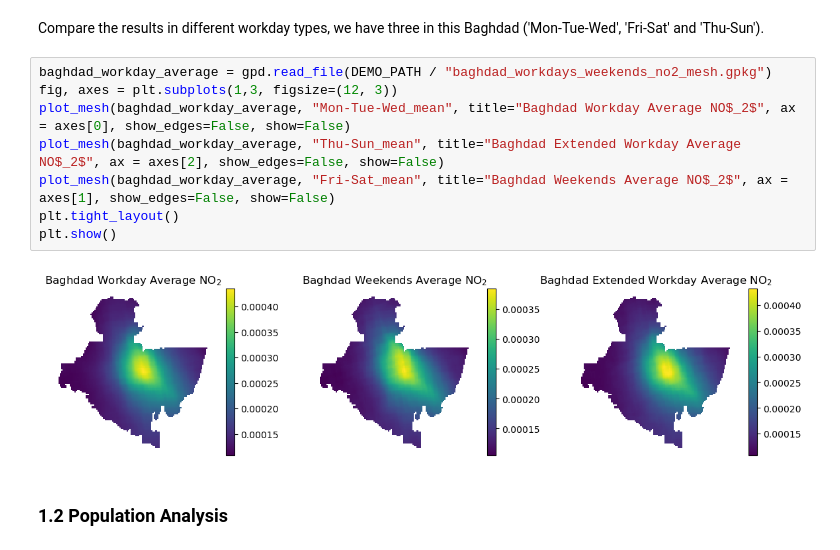
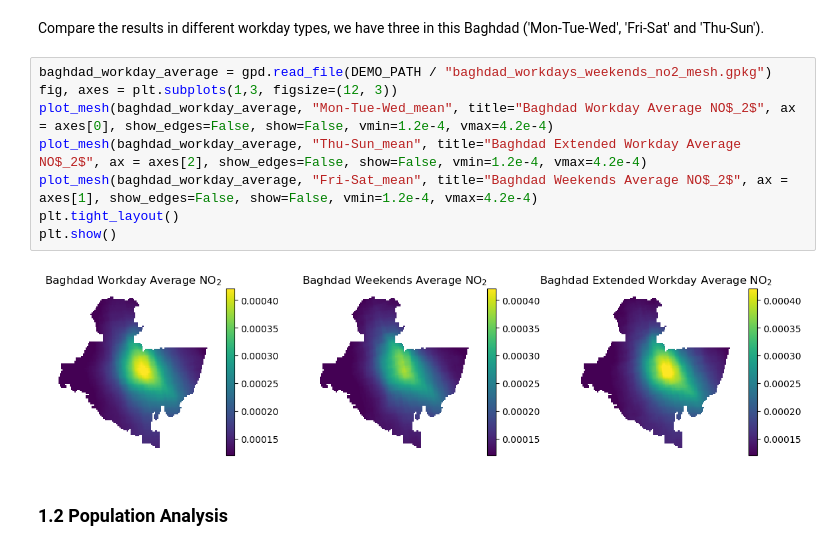
Before and after one commit to yixuan228/air-pollution-mobility-research-project, a Jupyter notebook: notebooks/3_exploratory_data_analysis.ipynb, the cells around one changed output. Saved outputs shown, nothing was run; the diff lists cells and outputs as text.

```diff
--- a/notebooks/3_exploratory_data_analysis.ipynb
+++ b/notebooks/3_exploratory_data_analysis.ipynb
@@ -307,13 +306,13 @@ Compare the results in different workday types, we have three in this Baghdad ('
 # %%
 baghdad_workday_average = gpd.read_file(DEMO_PATH / "baghdad_workdays_weekends_no2_mesh.gpkg")
 fig, axes = plt.subplots(1,3, figsize=(12, 3))
-plot_mesh(baghdad_workday_average, "Mon-Tue-Wed_mean", title="Baghdad Workday Average NO$_2$", ax = axes[0], show_edges=False, show=False)
-plot_mesh(baghdad_workday_average, "Thu-Sun_mean", title="Baghdad Extended Workday Average NO$_2$", ax = axes[2], show_edges=False, show=False)
-plot_mesh(baghdad_workday_average, "Fri-Sat_mean", title="Baghdad Weekends Average NO$_2$", ax = axes[1], show_edges=False, show=False)
+plot_mesh(baghdad_workday_average, "Mon-Tue-Wed_mean", title="Baghdad Workday Average NO$_2$", ax = axes[0], show_edges=False, show=False, vmin=1.2e-4, vmax=4.2e-4)
+plot_mesh(baghdad_workday_average, "Thu-Sun_mean", title="Baghdad Extended Workday Average NO$_2$", ax = axes[2], show_edges=False, show=False, vmin=1.2e-4, vmax=4.2e-4)
+plot_mesh(baghdad_workday_average, "Fri-Sat_mean", title="Baghdad Weekends Average NO$_2$", ax = axes[1], show_edges=False, show=False, vmin=1.2e-4, vmax=4.2e-4)
 plt.tight_layout()
 plt.show()
 # %% [output]
-[figure, old version]
+[figure, new version]
 # %% [markdown]
 ### 1.2 Population Analysis
 # %%
```
Also changed, not shown: parts of 6 cells of this notebook, 4 other files.
